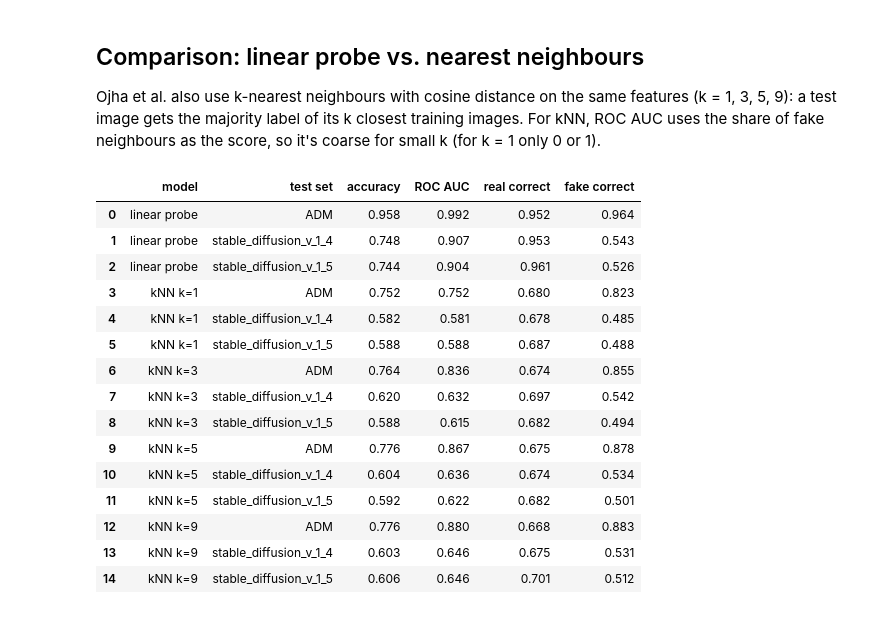
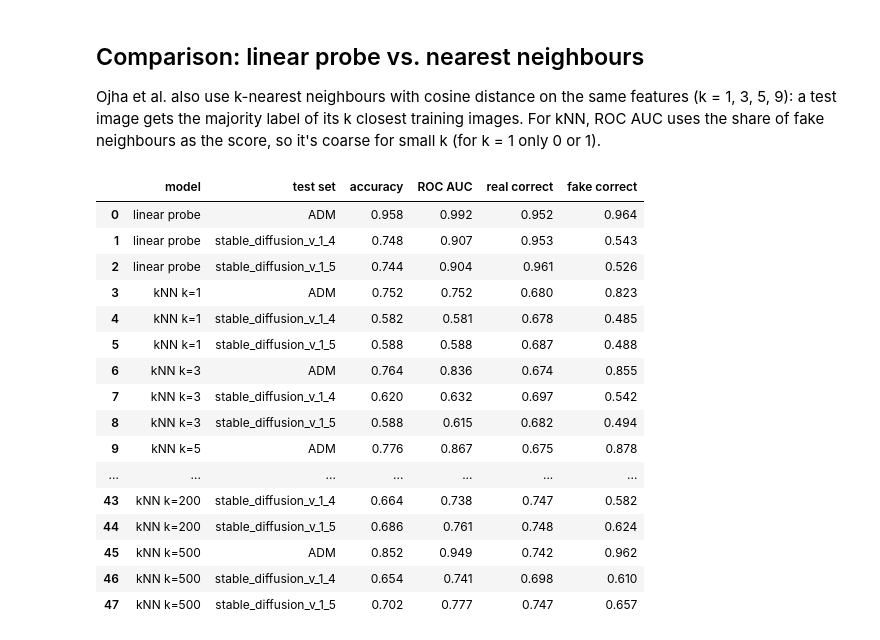
Before and after one commit to FirasMosbeh/SC4001-Metalearners-Route-or-Pool, a Jupyter notebook: notebooks/clip/probe_one_generator.ipynb, the cells around one changed output. Saved outputs shown, nothing was run; the diff lists cells and outputs as text; code cells hidden in the pictures.

```diff
--- a/notebooks/clip/probe_one_generator.ipynb
+++ b/notebooks/clip/probe_one_generator.ipynb
@@ -87,45 +87,46 @@ import pandas as pd
 from sklearn.neighbors import KNeighborsClassifier
 
 models = {"linear probe": model}
-for k in [1, 3, 5, 9]:
+for k in [1, 3, 5, 9, 11, 13 , 15 , 17, 19, 21, 25, 50, 100, 200, 500]:
     models[f"kNN k={k}"] = KNeighborsClassifier(n_neighbors=k, metric="cosine").fit(X_train, y_train)
 
 test_sets = {GENERATOR: (X_val, y_val)}
 for generator in OTHER_GENERATORS:
     X_other, rows_other = load_features(FEATURE_NAME, pool="expert_val", generator=generator)
     test_sets[generator] = (X_other, rows_other.label.to_numpy())
 
 results = []
 for model_name, m in models.items():
     for test_name, (X, y) in test_sets.items():
         p_fake = m.predict_proba(X)[:, 1]
         predicted = (p_fake > 0.5).astype(int)
         results.append({
             "model": model_name, "test set": test_name,
             "accuracy": accuracy_score(y, predicted),
             "ROC AUC": roc_auc_score(y, p_fake),
             "real correct": (predicted[y == 0] == 0).mean(),
             "fake correct": (predicted[y == 1] == 1).mean(),
         })
 results = pd.DataFrame(results)
 results.round(3)
 # %% [output]
 |  | model | test set | accuracy | ROC AUC | real correct | fake correct |
 | 0 | linear probe | ADM | 0.958 | 0.992 | 0.952 | 0.964 |
 | 1 | linear probe | stable_diffusion_v_1_4 | 0.748 | 0.907 | 0.953 | 0.543 |
 | 2 | linear probe | stable_diffusion_v_1_5 | 0.744 | 0.904 | 0.961 | 0.526 |
 | 3 | kNN k=1 | ADM | 0.752 | 0.752 | 0.680 | 0.823 |
 | 4 | kNN k=1 | stable_diffusion_v_1_4 | 0.582 | 0.581 | 0.678 | 0.485 |
 | 5 | kNN k=1 | stable_diffusion_v_1_5 | 0.588 | 0.588 | 0.687 | 0.488 |
 | 6 | kNN k=3 | ADM | 0.764 | 0.836 | 0.674 | 0.855 |
 | 7 | kNN k=3 | stable_diffusion_v_1_4 | 0.620 | 0.632 | 0.697 | 0.542 |
 | 8 | kNN k=3 | stable_diffusion_v_1_5 | 0.588 | 0.615 | 0.682 | 0.494 |
 | 9 | kNN k=5 | ADM | 0.776 | 0.867 | 0.675 | 0.878 |
-| 10 | kNN k=5 | stable_diffusion_v_1_4 | 0.604 | 0.636 | 0.674 | 0.534 |
-| 11 | kNN k=5 | stable_diffusion_v_1_5 | 0.592 | 0.622 | 0.682 | 0.501 |
-| 12 | kNN k=9 | ADM | 0.776 | 0.880 | 0.668 | 0.883 |
-| 13 | kNN k=9 | stable_diffusion_v_1_4 | 0.603 | 0.646 | 0.675 | 0.531 |
-| 14 | kNN k=9 | stable_diffusion_v_1_5 | 0.606 | 0.646 | 0.701 | 0.512 |
+| ... | ... | ... | ... | ... | ... | ... |
+| 43 | kNN k=200 | stable_diffusion_v_1_4 | 0.664 | 0.738 | 0.747 | 0.582 |
+| 44 | kNN k=200 | stable_diffusion_v_1_5 | 0.686 | 0.761 | 0.748 | 0.624 |
+| 45 | kNN k=500 | ADM | 0.852 | 0.949 | 0.742 | 0.962 |
+| 46 | kNN k=500 | stable_diffusion_v_1_4 | 0.654 | 0.741 | 0.698 | 0.610 |
+| 47 | kNN k=500 | stable_diffusion_v_1_5 | 0.702 | 0.777 | 0.747 | 0.657 |
 # %%
 results.pivot(index="model", columns="test set", values="accuracy").round(3)
 # %% [output]
```
Also changed, not shown: parts of 1 cell of this notebook, 5 other files.
